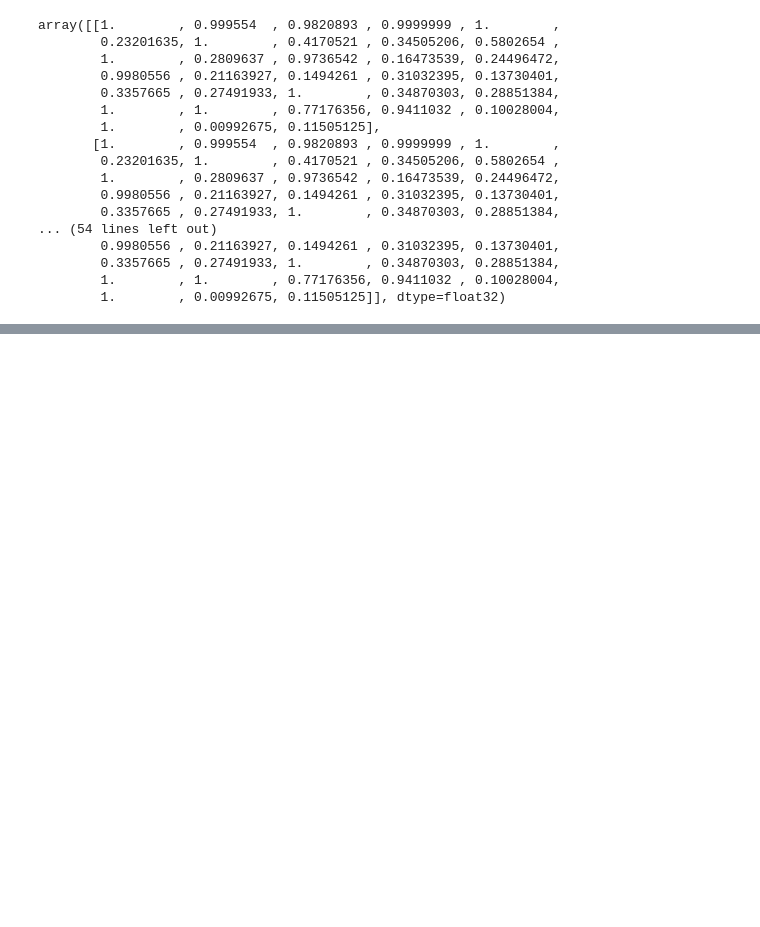
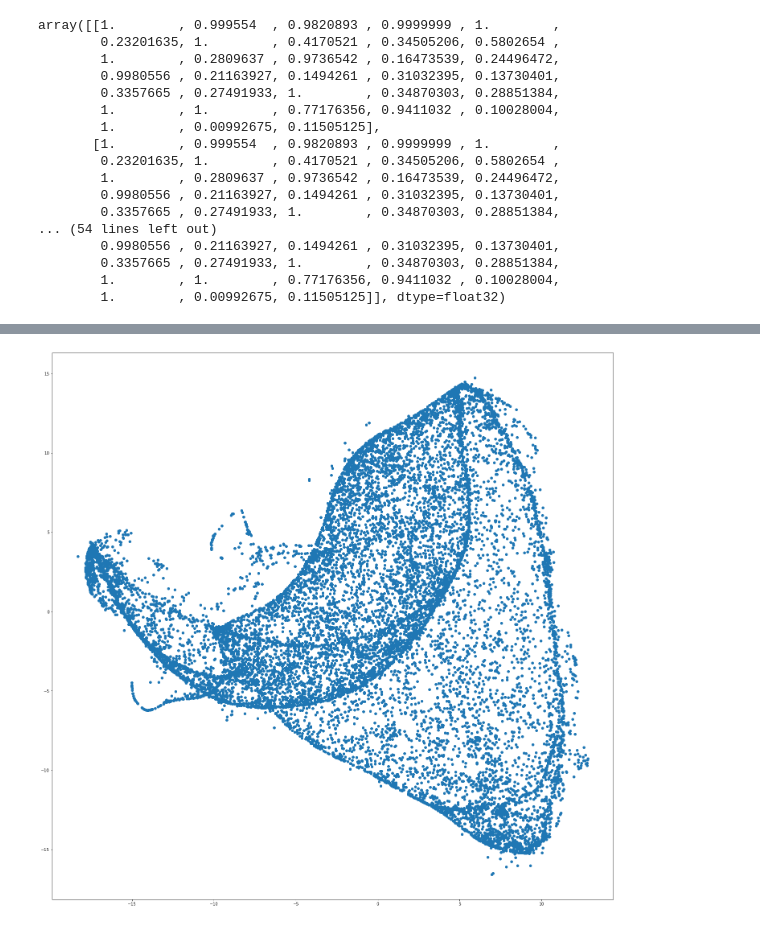
Before and after one commit to D1ffic00lt/dano-olympiad-final-stage, a Jupyter notebook: d1ffic00lt/model.ipynb, the cells around one changed output, grey strips where cells are left out. Saved outputs shown, nothing was run; the diff lists cells and outputs as text; code cells hidden in the pictures; blank space fills up the shorter version.

```diff
--- a/d1ffic00lt/model.ipynb
+++ b/d1ffic00lt/model.ipynb
@@ -190,0 +241,10 @@ plt.show()
+# %%
+fig = plt.figure(figsize=(25, 25))
+plt.scatter(x_axis, z_axis)
+
+name = "figure/TSNE25x25_x_z"
+plt.savefig(f"{name}.svg", transparent=True)
+plt.savefig(f"{name}.png", transparent=True)
+plt.show()
+# %% [output]
+[figure, added]
```
Also changed, not shown: parts of 46 cells of this notebook, 39 other files.
